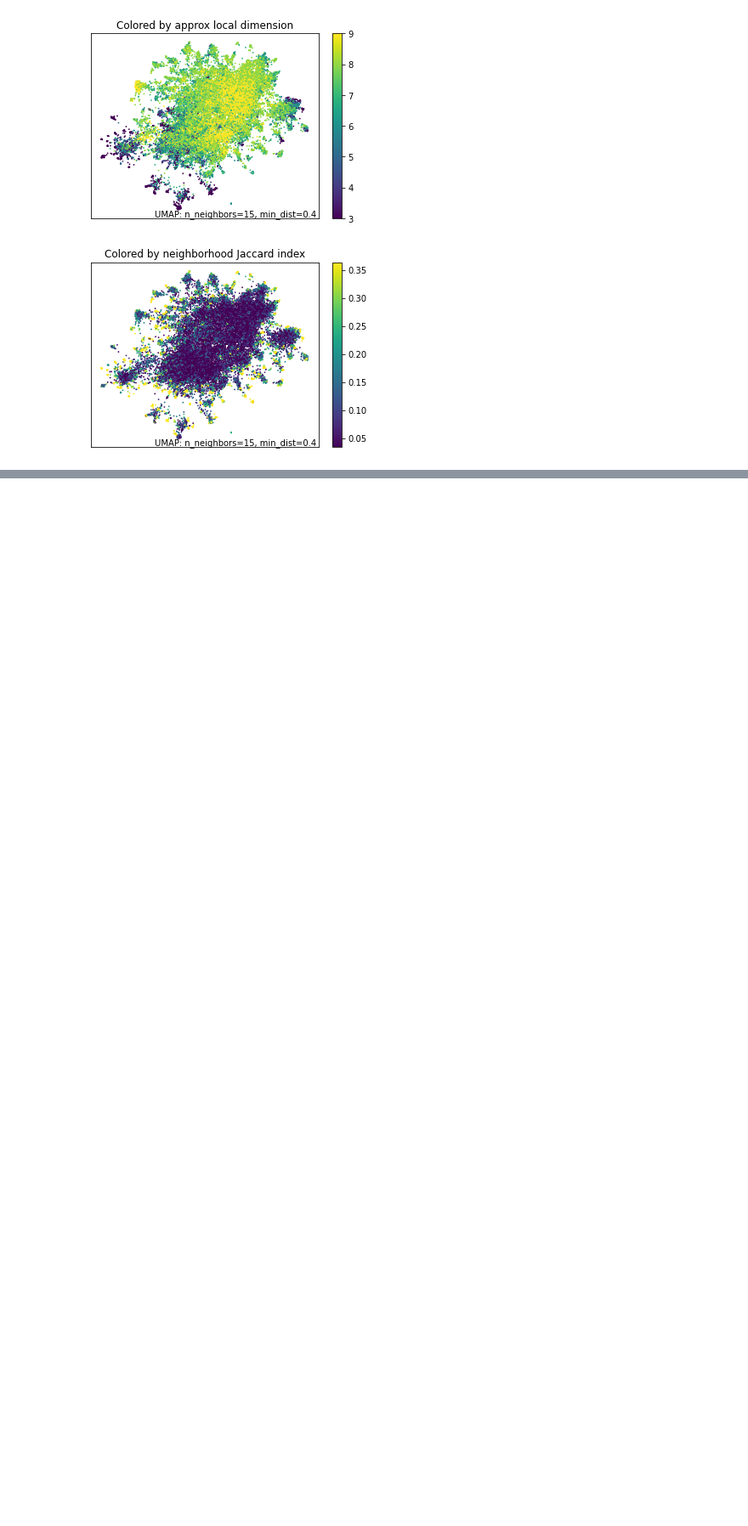
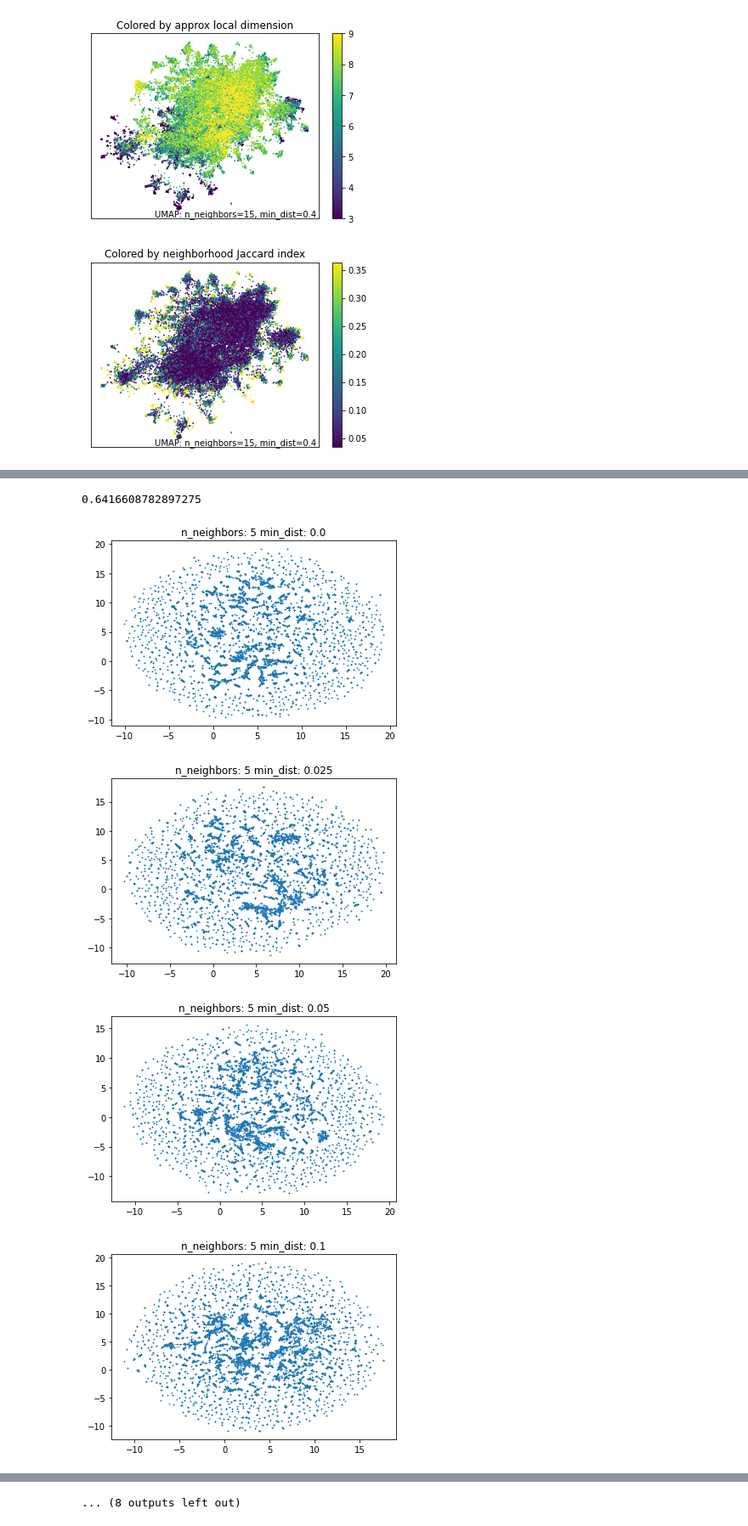
Before and after one commit to isaschm/topic-models-and-word-embeddings, a Jupyter notebook: text_embeddings_it2.ipynb, the cells around one changed output, grey strips where cells are left out. Shown at 85% size. Drawn from its saved outputs; the diff is of its cells as text; code cells hidden in the pictures; blank space fills up the shorter version.

```diff
--- a/text_embeddings_it2.ipynb
+++ b/text_embeddings_it2.ipynb
@@ -373,0 +418,17 @@ umap.plot.diagnostic(tmp_embedding, diagnostic_type='neighborhood')
+# %%
+np.sum(clustered) / embeddings.shape[0]
+# %% [output]
+0.6416608782897275
+# %%
+for i in (5, 15, 30, 50):
+    for j in (0.0, 0.025, 0.05, 0.1, 0.2):
+        tmp_embedding = umap.UMAP(metric="cosine", n_neighbors=i, min_dist=j, n_components=218).fit_transform(embeddings)
+        new_embedding = umap.UMAP(metric="cosine", n_neighbors=i, min_dist=j, n_components=2).fit(tmp_embedding)
+        plt.scatter(new_embedding.embedding_[:, 0], new_embedding.embedding_[:, 1], s=0.1)
+        plt.title("n_neighbors: {} min_dist: {}".format(i, j))
+        plt.show()
+# %% [output]
+[figure, added]
+[figure, added]
+[figure, added]
+[figure, added]
@@ -373,0 +443 @@ umap.plot.diagnostic(tmp_embedding, diagnostic_type='neighborhood')
+... (8 outputs left out)
```
Also changed, not shown: parts of 9 cells of this notebook.
